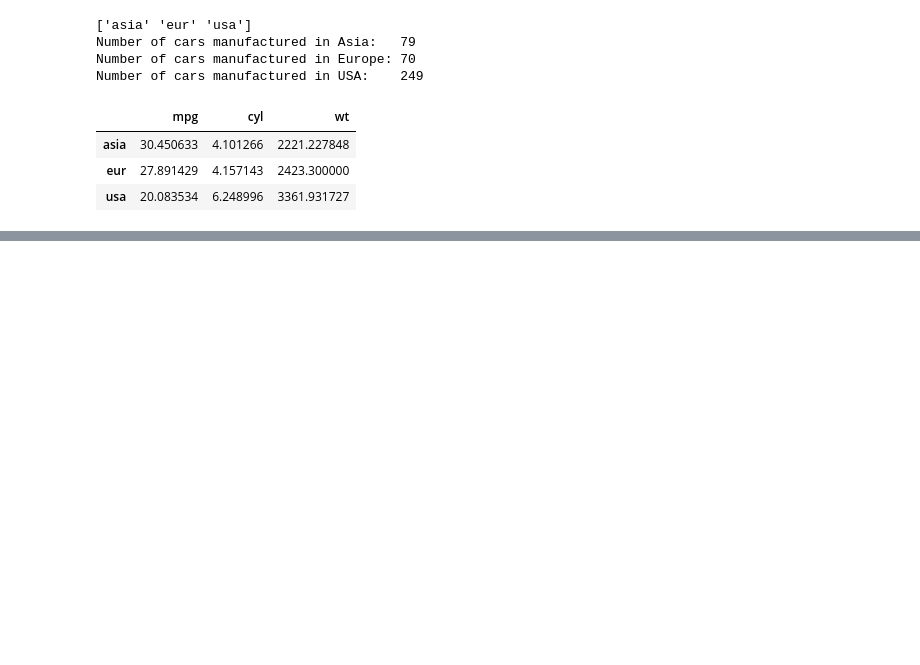
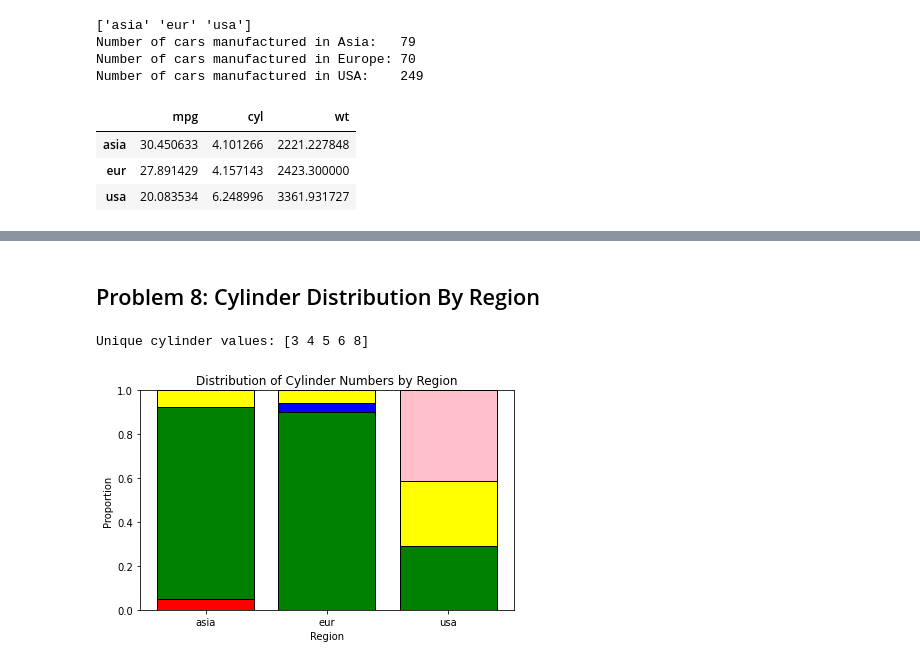
Before and after one commit to nstratford76/DSCI-503, a Jupyter notebook: Homework/HW_05_Stratford.ipynb, the cells around one changed output, grey strips where cells are left out. Saved outputs shown, nothing was run; the diff lists cells and outputs as text; code cells hidden in the pictures; blank space fills up the shorter version.

```diff
--- a/Homework/HW_05_Stratford.ipynb
+++ b/Homework/HW_05_Stratford.ipynb
@@ -146,0 +181,22 @@ mean_df
+# %% [markdown]
+## Problem 8: Cylinder Distribution By Region
+# %%
+cyl_values = np.unique(auto['cyl'])
+print("Unique cylinder values:", cyl_values)
+cyl_counts_by_region = pd.crosstab(auto['cyl'], auto['region'])
+cyl_counts_by_region
+cyl_props_by_region = cyl_counts_by_region.div(cyl_counts_by_region.sum())
+bar_bottoms = np.cumsum(cyl_props_by_region, axis=0) - cyl_props_by_region
+colors2 = ['red', 'green', 'blue', 'yellow', 'pink']
+fig, ax = plt.subplots(figsize=(6, 4))
+for i, (index, row) in enumerate(cyl_props_by_region.iterrows()):
+    ax.bar(cyl_props_by_region.columns, row, bottom=bar_bottoms.loc[index], color=colors2[i], edgecolor='black', label=f'{index} Cylinders')
+ax.set_xlabel('Region')
+ax.set_ylabel('Proportion')
+ax.set_title('Distribution of Cylinder Numbers by Region')
+ax.legend(bbox_to_anchor=(1.05, 1), loc='upper left')
+plt.tight_layout()
+plt.show()
+# %% [output]
+Unique cylinder values: [3 4 5 6 8]
+[figure, added]
```
Also changed, not shown: parts of 7 cells of this notebook, 1 other file.
